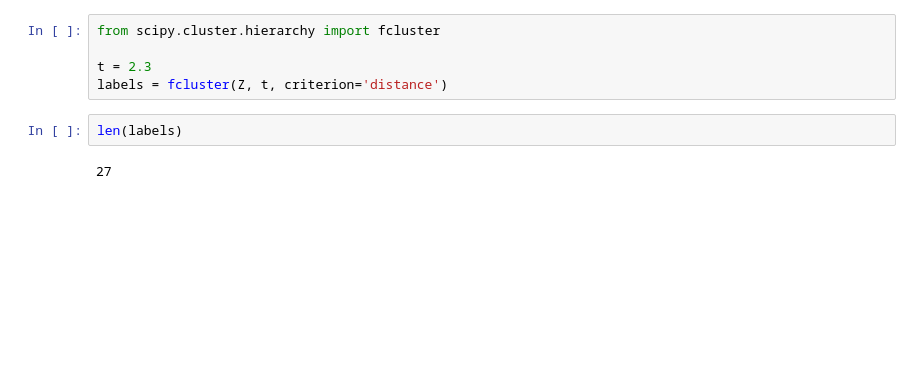
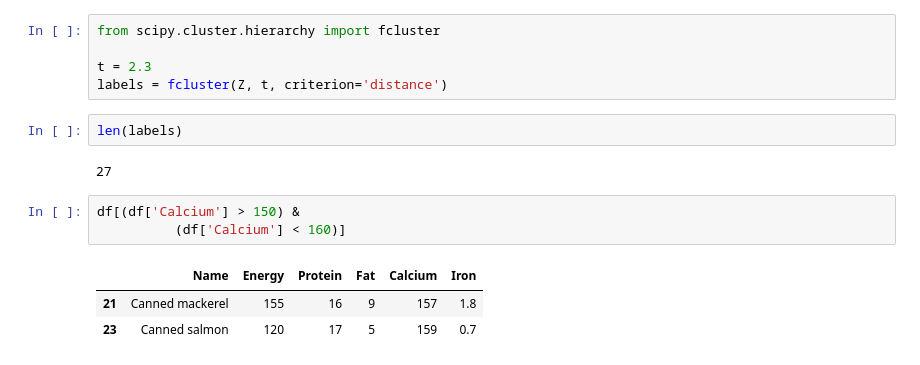
Before and after one commit to lollo4ka/studycode, a Jupyter notebook: ML-7. Кластеризация /7.6. EM-алгоритм. Практика.ipynb, the cells around one changed output. Cells and saved outputs as stored; diff of their text form; blank space fills up the shorter version.

```diff
--- a/ML-7. Кластеризация /7.6. EM-алгоритм. Практика.ipynb
+++ b/ML-7. Кластеризация /7.6. EM-алгоритм. Практика.ipynb
@@ -370,3 +372,10 @@ labels = fcluster(Z, t, criterion='distance')
 len(labels)
 # %% [output]
 27
+# %%
+df[(df['Calcium'] > 150) &
+          (df['Calcium'] < 160)]
+# %% [output]
+|  | Name | Energy | Protein | Fat | Calcium | Iron |
+| 21 | Canned mackerel | 155 | 16 | 9 | 157 | 1.8 |
+| 23 | Canned salmon | 120 | 17 | 5 | 159 | 0.7 |
```
Also changed, not shown: parts of 40 cells of this notebook, 1 other file.
